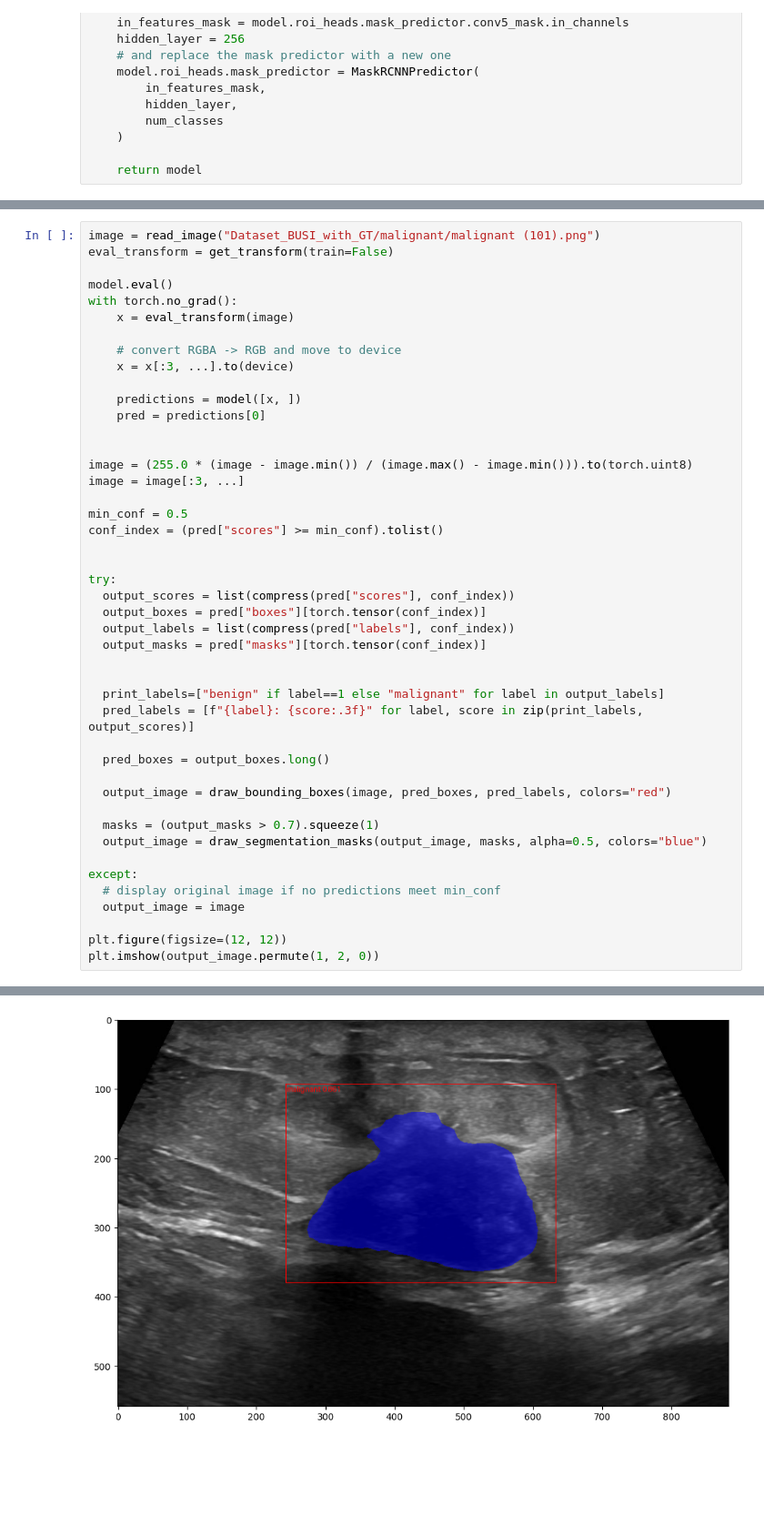
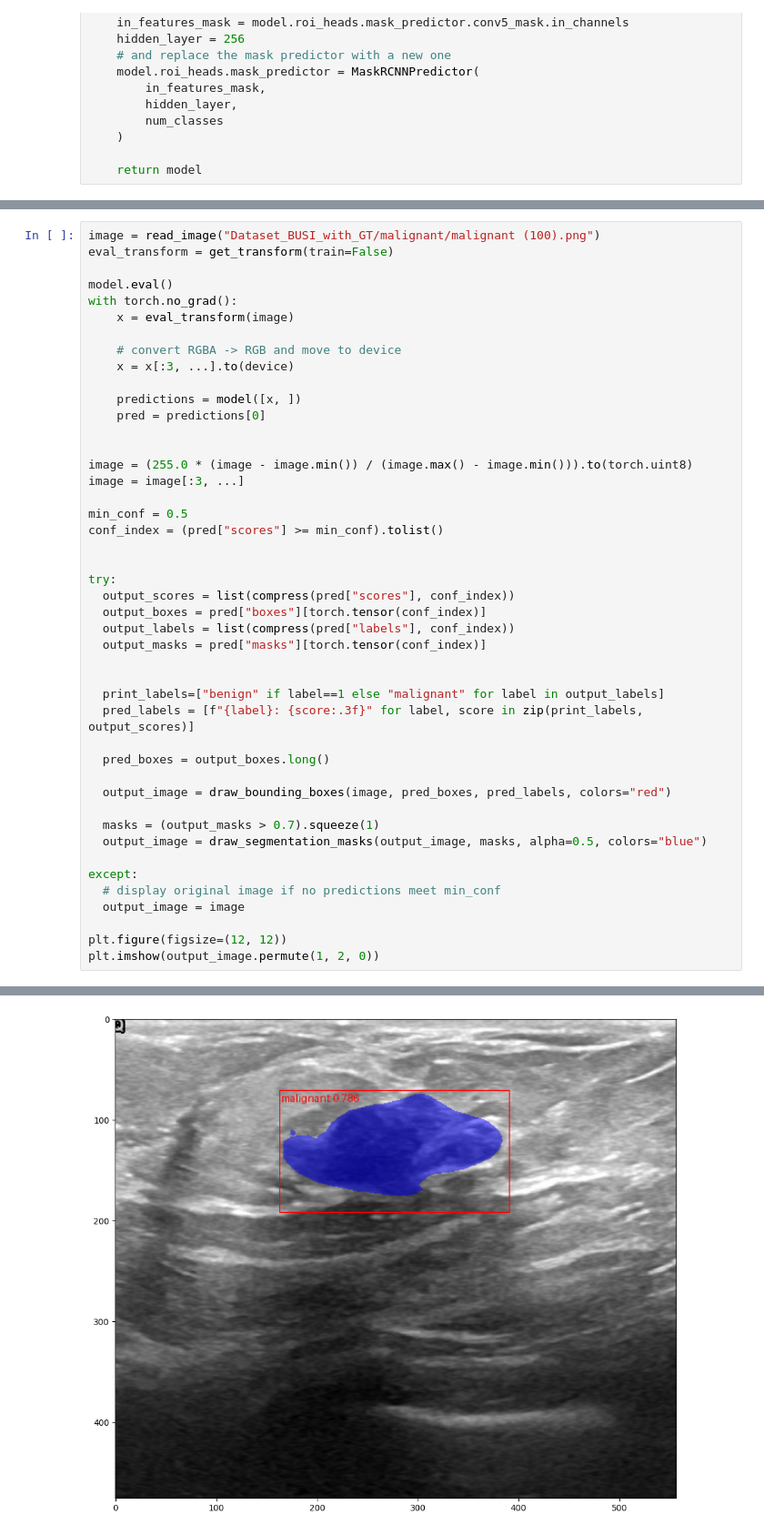
Before and after one commit to asalem2/Image-recognition-of-Breast-Cancer-, a Jupyter notebook: mask_rcnn/mask_rcnn.ipynb, the cells around one changed output, grey strips where cells are left out. Shown at 91% size. Cells and saved outputs as stored; diff of their text form; blank space fills up the shorter version.

```diff
--- a/mask_rcnn/mask_rcnn.ipynb
+++ b/mask_rcnn/mask_rcnn.ipynb
@@ -213,5 +215,5 @@ Epoch: [0]  [110/299]  eta: 0:01:38  lr: 0.001866  loss: 0.4700 (0.7535)  loss_c
 # %%
-image = read_image("Dataset_BUSI_with_GT/malignant/malignant (101).png")
+image = read_image("Dataset_BUSI_with_GT/malignant/malignant (100).png")
 eval_transform = get_transform(train=False)
 
 model.eval()
@@ -230,31 +232,31 @@ image = image[:3, ...]
 
 min_conf = 0.5
 conf_index = (pred["scores"] >= min_conf).tolist()
 
 
 try:
   output_scores = list(compress(pred["scores"], conf_index))
   output_boxes = pred["boxes"][torch.tensor(conf_index)]
   output_labels = list(compress(pred["labels"], conf_index))
   output_masks = pred["masks"][torch.tensor(conf_index)]
 
 
   print_labels=["benign" if label==1 else "malignant" for label in output_labels]
   pred_labels = [f"{label}: {score:.3f}" for label, score in zip(print_labels, output_scores)]
 
   pred_boxes = output_boxes.long()
 
   output_image = draw_bounding_boxes(image, pred_boxes, pred_labels, colors="red")
 
   masks = (output_masks > 0.7).squeeze(1)
   output_image = draw_segmentation_masks(output_image, masks, alpha=0.5, colors="blue")
 
 except:
   # display original image if no predictions meet min_conf
   output_image = image
 
 plt.figure(figsize=(12, 12))
 plt.imshow(output_image.permute(1, 2, 0))
 # %% [output]
 <matplotlib.image.AxesImage at 0x...>
-[figure, old version]
+[figure, new version]
```
Also changed, not shown: parts of 7 cells of this notebook.
